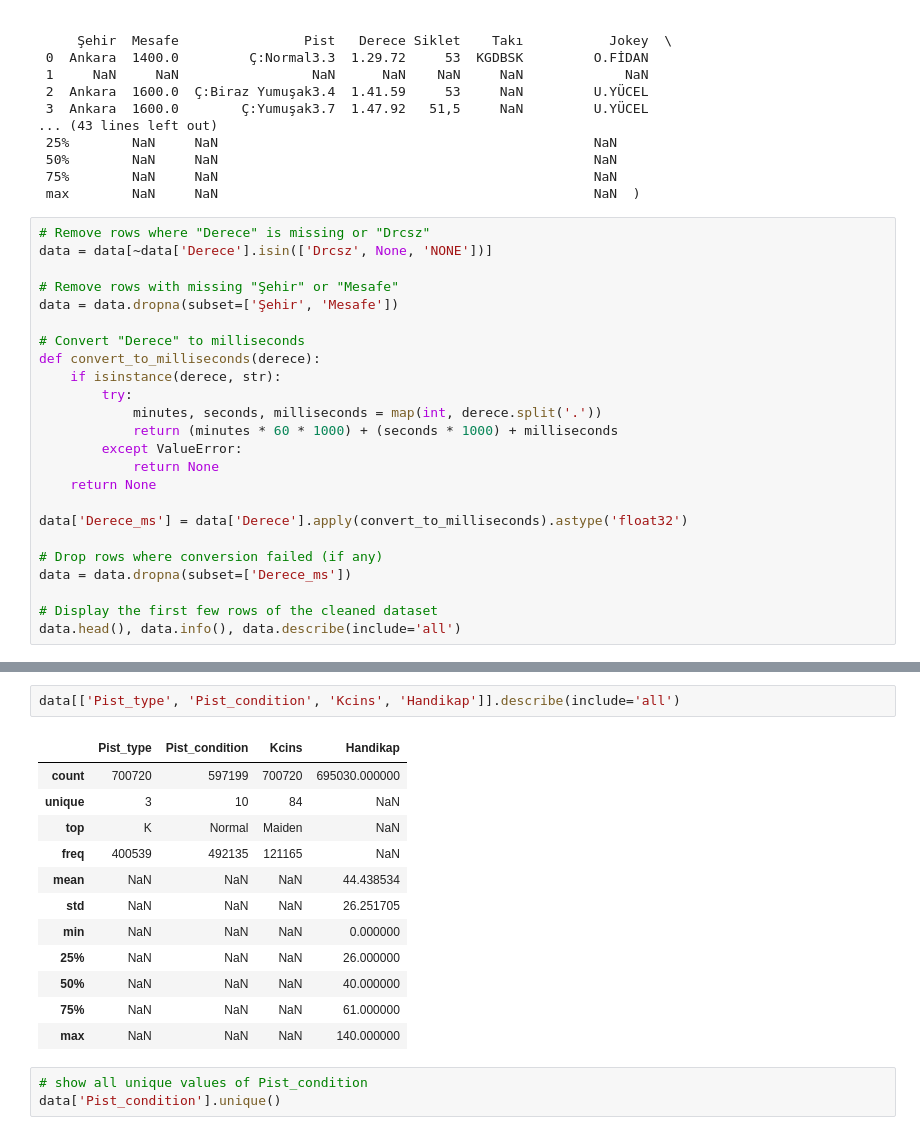
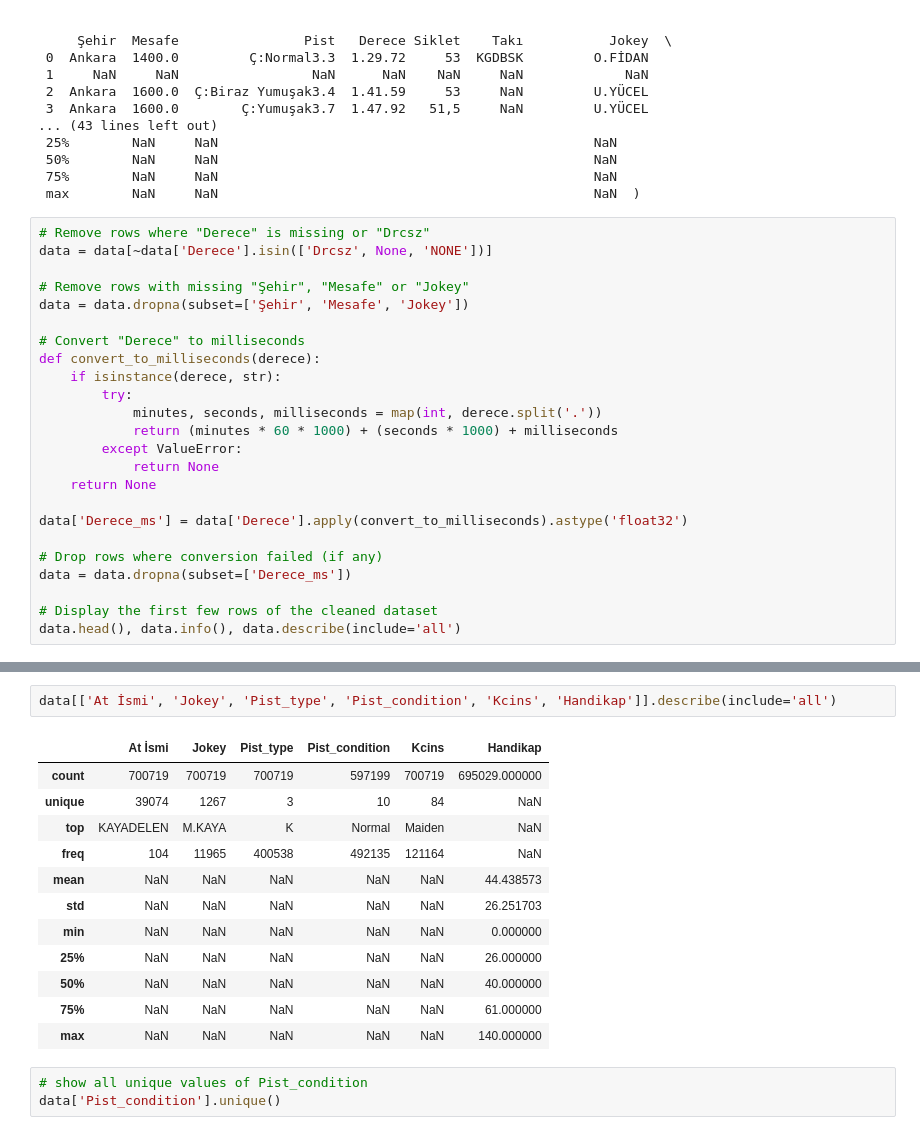
Before and after one commit to SeeknnDestroy/web-scraper, a Jupyter notebook: training_optimized.ipynb, the cells around one changed output, grey strips where cells are left out. Drawn from its saved outputs; the diff is of its cells as text.

```diff
--- a/training_optimized.ipynb
+++ b/training_optimized.ipynb
@@ -46,8 +46,8 @@ memory usage: 90.1+ MB
 # Remove rows where "Derece" is missing or "Drcsz"
 data = data[~data['Derece'].isin(['Drcsz', None, 'NONE'])]
 
-# Remove rows with missing "Şehir" or "Mesafe"
-data = data.dropna(subset=['Şehir', 'Mesafe'])
+# Remove rows with missing "Şehir", "Mesafe" or "Jokey"
+data = data.dropna(subset=['Şehir', 'Mesafe', 'Jokey'])
 
 # Convert "Derece" to milliseconds
 def convert_to_milliseconds(derece):
@@ -163,18 +148,18 @@ freq      400539         492135
 # %%
-data[['Pist_type', 'Pist_condition', 'Kcins', 'Handikap']].describe(include='all')
+data[['At İsmi', 'Jokey', 'Pist_type', 'Pist_condition', 'Kcins', 'Handikap']].describe(include='all')
 # %% [output]
-|  | Pist_type | Pist_condition | Kcins | Handikap |
-| count | 700720 | 597199 | 700720 | 695030.000000 |
-| unique | 3 | 10 | 84 | NaN |
-| top | K | Normal | Maiden | NaN |
-| freq | 400539 | 492135 | 121165 | NaN |
-| mean | NaN | NaN | NaN | 44.438534 |
-| std | NaN | NaN | NaN | 26.251705 |
-| min | NaN | NaN | NaN | 0.000000 |
-| 25% | NaN | NaN | NaN | 26.000000 |
-| 50% | NaN | NaN | NaN | 40.000000 |
-| 75% | NaN | NaN | NaN | 61.000000 |
-| max | NaN | NaN | NaN | 140.000000 |
+|  | At İsmi | Jokey | Pist_type | Pist_condition | Kcins | Handikap |
+| count | 700719 | 700719 | 700719 | 597199 | 700719 | 695029.000000 |
+| unique | 39074 | 1267 | 3 | 10 | 84 | NaN |
+| top | KAYADELEN | M.KAYA | K | Normal | Maiden | NaN |
+| freq | 104 | 11965 | 400538 | 492135 | 121164 | NaN |
+| mean | NaN | NaN | NaN | NaN | NaN | 44.438573 |
+| std | NaN | NaN | NaN | NaN | NaN | 26.251703 |
+| min | NaN | NaN | NaN | NaN | NaN | 0.000000 |
+| 25% | NaN | NaN | NaN | NaN | NaN | 26.000000 |
+| 50% | NaN | NaN | NaN | NaN | NaN | 40.000000 |
+| 75% | NaN | NaN | NaN | NaN | NaN | 61.000000 |
+| max | NaN | NaN | NaN | NaN | NaN | 140.000000 |
 # %%
 # show all unique values of Pist_condition
 data['Pist_condition'].unique()
```
Also changed, not shown: parts of 29 cells of this notebook, 7 other files.
